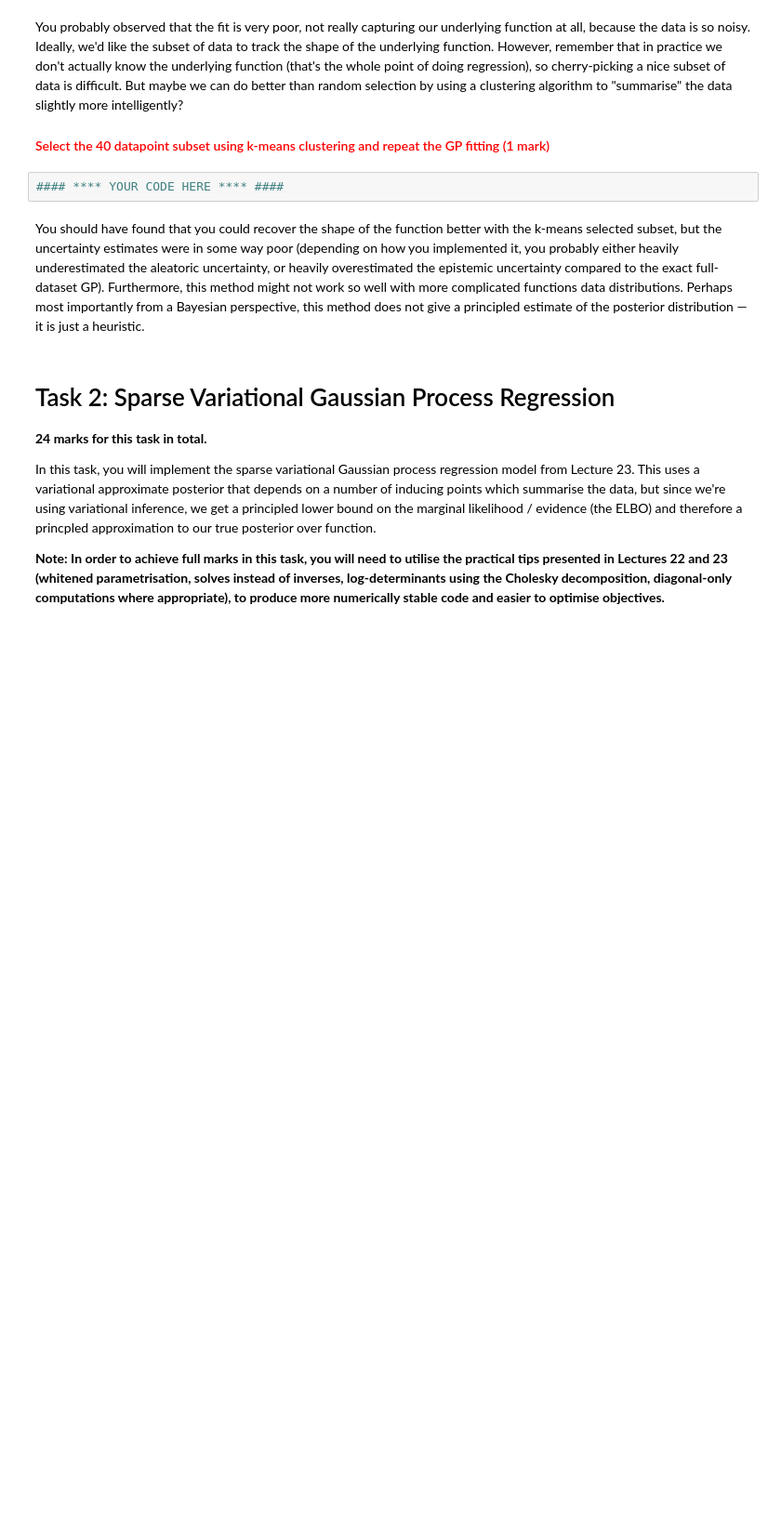
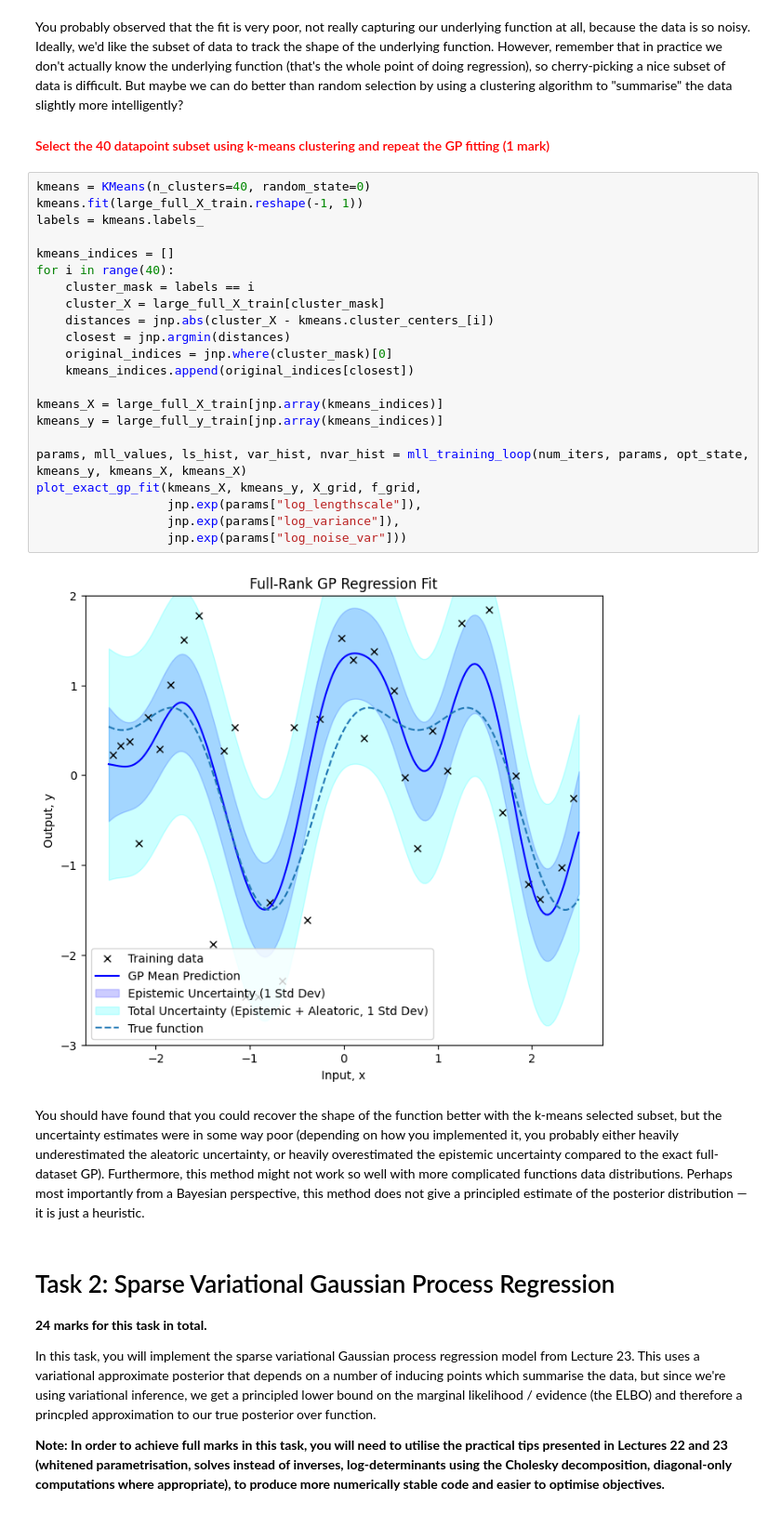
Before and after one commit to Epetch/Bayesian-ML-CW-2, a Jupyter notebook: cw2_partA.ipynb, the cells around one changed output. Shown at 93% size. Cells and saved outputs as stored; diff of their text form; blank space fills up the shorter version.

```diff
--- a/cw2_partA.ipynb
+++ b/cw2_partA.ipynb
@@ -406,7 +476,29 @@ You probably observed that the fit is very poor, not really capturing our underl
 
 #### <font color="red"> Select the 40 datapoint subset using k-means clustering and repeat the GP fitting (1 mark) </font>
 # %%
-#### **** YOUR CODE HERE **** ####
+kmeans = KMeans(n_clusters=40, random_state=0)
+kmeans.fit(large_full_X_train.reshape(-1, 1))
+labels = kmeans.labels_
+
+kmeans_indices = []
+for i in range(40):
+    cluster_mask = labels == i
+    cluster_X = large_full_X_train[cluster_mask]
+    distances = jnp.abs(cluster_X - kmeans.cluster_centers_[i])
+    closest = jnp.argmin(distances)
+    original_indices = jnp.where(cluster_mask)[0]
+    kmeans_indices.append(original_indices[closest])
+
+kmeans_X = large_full_X_train[jnp.array(kmeans_indices)]
+kmeans_y = large_full_y_train[jnp.array(kmeans_indices)]
+
+params, mll_values, ls_hist, var_hist, nvar_hist = mll_training_loop(num_iters, params, opt_state, kmeans_y, kmeans_X, kmeans_X)
+plot_exact_gp_fit(kmeans_X, kmeans_y, X_grid, f_grid,
+                  jnp.exp(params["log_lengthscale"]),
+                  jnp.exp(params["log_variance"]),
+                  jnp.exp(params["log_noise_var"]))
+# %% [output]
+[figure, added]
 # %% [markdown]
 You should have found that you could recover the shape of the function better with the k-means selected subset, but the uncertainty estimates were in some way poor (depending on how you implemented it, you probably either heavily underestimated the aleatoric uncertainty, or heavily overestimated the epistemic uncertainty compared to the exact full-dataset GP). Furthermore, this method might not work so well with more complicated functions data distributions. Perhaps most importantly from a Bayesian perspective, this method does not give a principled estimate of the posterior distribution — it is just a heuristic.
 # %% [markdown]
```
Also changed, not shown: parts of 5 cells of this notebook.
